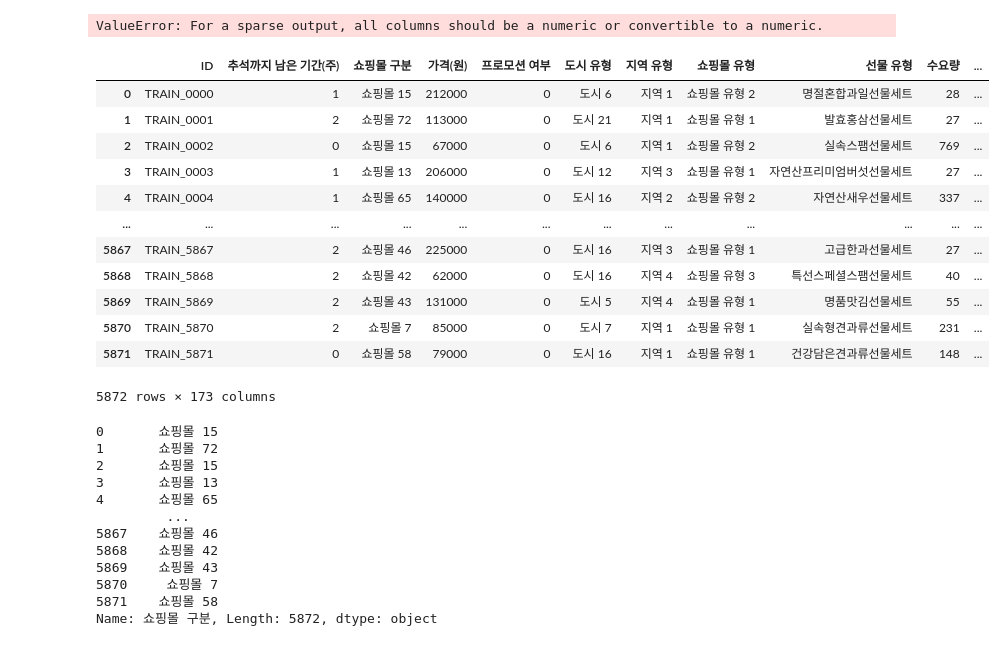
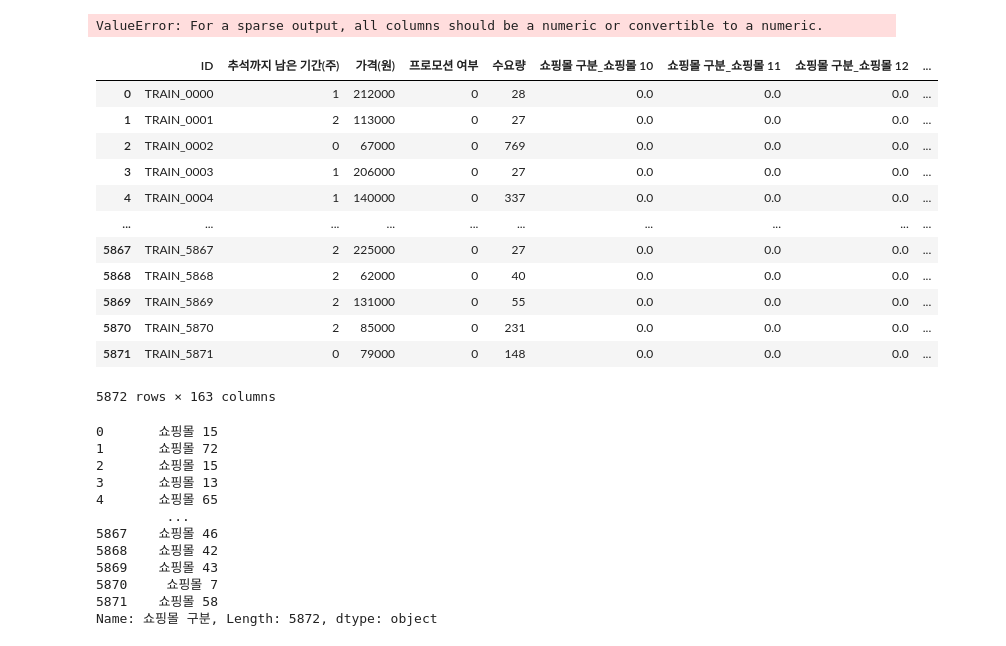
Before and after one commit to syl0702/dacon_chuseok, a Jupyter notebook: analysis.ipynb, the cells around one changed output. Cells and saved outputs as stored; diff of their text form; code cells hidden in the pictures.

```diff
--- a/analysis.ipynb
+++ b/analysis.ipynb
@@ -91,33 +91,34 @@ ValueError: For a sparse output, all columns should be a numeric or convertible
 # %%
 category_cols = ['쇼핑몰 구분', '도시 유형', '지역 유형', '쇼핑몰 유형', '선물 유형']
 
-encoder = OneHotEncoder(sparse=False)
+encoder = OneHotEncoder(sparse=False, drop='first')
 
 encoded_data = []
 
 for col in category_cols:
     encoded_col = encoder.fit_transform(df[[col]])
     col_names = encoder.get_feature_names_out([col])
     encoded_df = pd.DataFrame(encoded_col, columns=col_names)
     encoded_data.append(encoded_df)
 
 final_df = pd.concat([df] + encoded_data, axis=1)
+final_df.drop(columns=category_cols, inplace=True)
 
 final_df
 # %% [output]
-|  | ID | 추석까지 남은 기간(주) | 쇼핑몰 구분 | 가격(원) | 프로모션 여부 | 도시 유형 | 지역 유형 | 쇼핑몰 유형 | 선물 유형 | 수요량 | ... |
-| 0 | TRAIN_0000 | 1 | 쇼핑몰 15 | 212000 | 0 | 도시 6 | 지역 1 | 쇼핑몰 유형 2 | 명절혼합과일선물세트 | 28 | ... |
-| 1 | TRAIN_0001 | 2 | 쇼핑몰 72 | 113000 | 0 | 도시 21 | 지역 1 | 쇼핑몰 유형 1 | 발효홍삼선물세트 | 27 | ... |
-| 2 | TRAIN_0002 | 0 | 쇼핑몰 15 | 67000 | 0 | 도시 6 | 지역 1 | 쇼핑몰 유형 2 | 실속스팸선물세트 | 769 | ... |
-| 3 | TRAIN_0003 | 1 | 쇼핑몰 13 | 206000 | 0 | 도시 12 | 지역 3 | 쇼핑몰 유형 1 | 자연산프리미엄버섯선물세트 | 27 | ... |
-| 4 | TRAIN_0004 | 1 | 쇼핑몰 65 | 140000 | 0 | 도시 16 | 지역 2 | 쇼핑몰 유형 2 | 자연산새우선물세트 | 337 | ... |
-| ... | ... | ... | ... | ... | ... | ... | ... | ... | ... | ... | ... |
-| 5867 | TRAIN_5867 | 2 | 쇼핑몰 46 | 225000 | 0 | 도시 16 | 지역 3 | 쇼핑몰 유형 1 | 고급한과선물세트 | 27 | ... |
-| 5868 | TRAIN_5868 | 2 | 쇼핑몰 42 | 62000 | 0 | 도시 16 | 지역 4 | 쇼핑몰 유형 3 | 특선스페셜스팸선물세트 | 40 | ... |
-| 5869 | TRAIN_5869 | 2 | 쇼핑몰 43 | 131000 | 0 | 도시 5 | 지역 4 | 쇼핑몰 유형 1 | 명품맛김선물세트 | 55 | ... |
-| 5870 | TRAIN_5870 | 2 | 쇼핑몰 7 | 85000 | 0 | 도시 7 | 지역 1 | 쇼핑몰 유형 1 | 실속형견과류선물세트 | 231 | ... |
-| 5871 | TRAIN_5871 | 0 | 쇼핑몰 58 | 79000 | 0 | 도시 16 | 지역 1 | 쇼핑몰 유형 1 | 건강담은견과류선물세트 | 148 | ... |
+|  | ID | 추석까지 남은 기간(주) | 가격(원) | 프로모션 여부 | 수요량 | 쇼핑몰 구분_쇼핑몰 10 | 쇼핑몰 구분_쇼핑몰 11 | 쇼핑몰 구분_쇼핑몰 12 | ... |
+| 0 | TRAIN_0000 | 1 | 212000 | 0 | 28 | 0.0 | 0.0 | 0.0 | ... |
+| 1 | TRAIN_0001 | 2 | 113000 | 0 | 27 | 0.0 | 0.0 | 0.0 | ... |
+| 2 | TRAIN_0002 | 0 | 67000 | 0 | 769 | 0.0 | 0.0 | 0.0 | ... |
+| 3 | TRAIN_0003 | 1 | 206000 | 0 | 27 | 0.0 | 0.0 | 0.0 | ... |
+| 4 | TRAIN_0004 | 1 | 140000 | 0 | 337 | 0.0 | 0.0 | 0.0 | ... |
+| ... | ... | ... | ... | ... | ... | ... | ... | ... | ... |
+| 5867 | TRAIN_5867 | 2 | 225000 | 0 | 27 | 0.0 | 0.0 | 0.0 | ... |
+| 5868 | TRAIN_5868 | 2 | 62000 | 0 | 40 | 0.0 | 0.0 | 0.0 | ... |
+| 5869 | TRAIN_5869 | 2 | 131000 | 0 | 55 | 0.0 | 0.0 | 0.0 | ... |
+| 5870 | TRAIN_5870 | 2 | 85000 | 0 | 231 | 0.0 | 0.0 | 0.0 | ... |
+| 5871 | TRAIN_5871 | 0 | 79000 | 0 | 148 | 0.0 | 0.0 | 0.0 | ... |
-5872 rows × 173 columns
+5872 rows × 163 columns
 # %%
 shopping_mall_col = final_df['쇼핑몰 구분']
 shopping_mall_col
```
